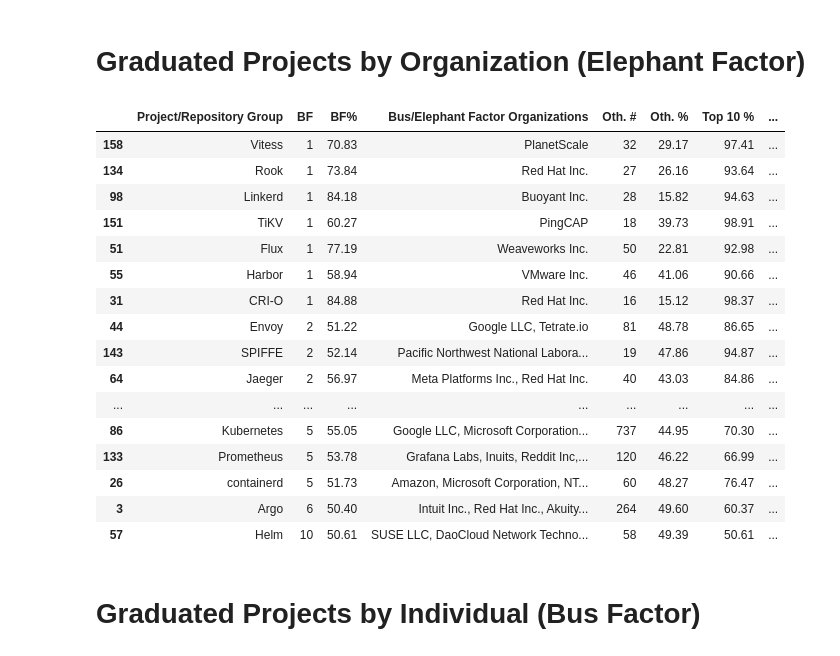
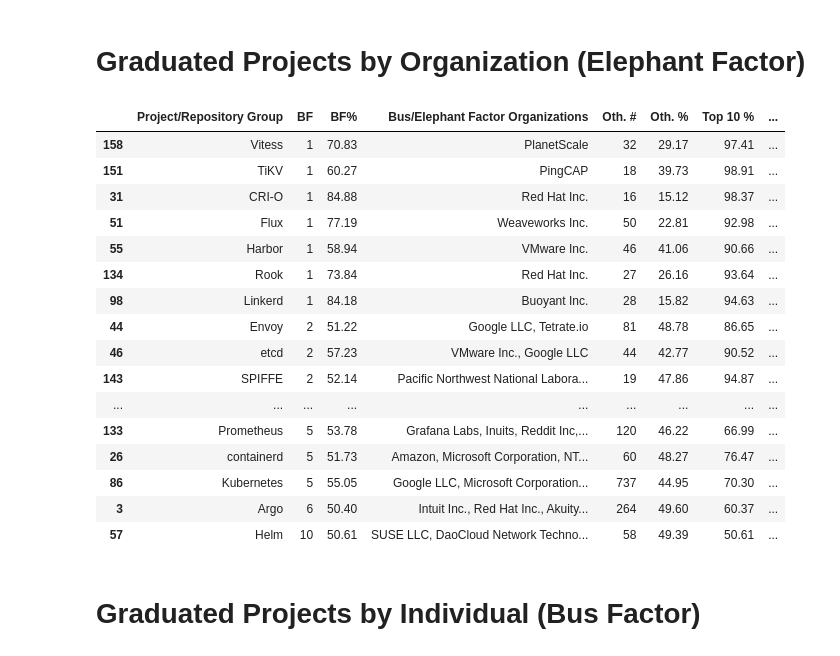
Before and after one commit to geekygirldawn/k8s_data, a Jupyter notebook: datasets/bus-elephant_cncf/Bus_Elephant_Factor_CNCF.ipynb, the cells around one changed output. Saved outputs shown, nothing was run; the diff lists cells and outputs as text; code cells hidden in the pictures.

Commit message:
at a suggestion from Łukasz, I switched to using the devstats project yaml file instead of a file derived from the landscape to make sure that the names always match what I get from the devstats data

```diff
--- a/datasets/bus-elephant_cncf/Bus_Elephant_Factor_CNCF.ipynb
+++ b/datasets/bus-elephant_cncf/Bus_Elephant_Factor_CNCF.ipynb
@@ -13,19 +13,21 @@ This is a quick view of these metrics for graduated and incubating CNCF projects
 If you clone this repo, you should be able to run this notebook yourself to explore the data in more detail, or you can grab the CVS files bus_by_level.csv or elephant_by_level.csv to analyze using your favorite csv / spreadsheet app.
 # %%
 # This cell generates the data structures based on the data in the files being read in
-import json
+
 import urllib.request
 import pandas as pd
+import yaml
+import requests
 
-landscape_file = urllib.request.urlopen("https://raw.githubusercontent.com/cncf/tag-contributor-strategy/main/website/data/projects.json")
-landscape = json.load(landscape_file)
+projects_file = requests.get("https://raw.githubusercontent.com/cncf/devstats/master/projects.yaml")
+projects = yaml.safe_load(projects_file.content.decode("utf-8"))
 
 busDF = pd.read_csv('users__2023-08-22_last_year.csv')
 elephantDF = pd.read_csv('orgs_2023-08-22_last_year.csv')
 
 levels_dict = {}
-for project in landscape:
-    levels_dict[project['name']] = project['project']
+for project in projects['projects'].items():
+    levels_dict[project[1]['name']] = project[1]['status']
 
 busDF['level'] = busDF['Project/Repository Group'].map(levels_dict)
 busDF.to_csv('bus_by_level.csv')
@@ -35,23 +37,23 @@ elephantDF.to_csv('elephant_by_level.csv')
 # %% [markdown]
 # Graduated Projects by Organization (Elephant Factor)
 # %%
-elephantDF.loc[elephantDF['level'] == 'graduated'].sort_values(by=['BF'])
+elephantDF.loc[elephantDF['level'] == 'Graduated'].sort_values(by=['BF'])
 # %% [output]
 |  | Project/Repository Group | BF | BF% | Bus/Elephant Factor Organizations | Oth. # | Oth. % | Top 10 % | ... |
 | 158 | Vitess | 1 | 70.83 | PlanetScale | 32 | 29.17 | 97.41 | ... |
+| 151 | TiKV | 1 | 60.27 | PingCAP | 18 | 39.73 | 98.91 | ... |
+| 31 | CRI-O | 1 | 84.88 | Red Hat Inc. | 16 | 15.12 | 98.37 | ... |
+| 51 | Flux | 1 | 77.19 | Weaveworks Inc. | 50 | 22.81 | 92.98 | ... |
+| 55 | Harbor | 1 | 58.94 | VMware Inc. | 46 | 41.06 | 90.66 | ... |
 | 134 | Rook | 1 | 73.84 | Red Hat Inc. | 27 | 26.16 | 93.64 | ... |
 | 98 | Linkerd | 1 | 84.18 | Buoyant Inc. | 28 | 15.82 | 94.63 | ... |
-| 151 | TiKV | 1 | 60.27 | PingCAP | 18 | 39.73 | 98.91 | ... |
-| 51 | Flux | 1 | 77.19 | Weaveworks Inc. | 50 | 22.81 | 92.98 | ... |
-| 55 | Harbor | 1 | 58.94 | VMware Inc. | 46 | 41.06 | 90.66 | ... |
-| 31 | CRI-O | 1 | 84.88 | Red Hat Inc. | 16 | 15.12 | 98.37 | ... |
 | 44 | Envoy | 2 | 51.22 | Google LLC, Tetrate.io | 81 | 48.78 | 86.65 | ... |
+| 46 | etcd | 2 | 57.23 | VMware Inc., Google LLC | 44 | 42.77 | 90.52 | ... |
 | 143 | SPIFFE | 2 | 52.14 | Pacific Northwest National Labora... | 19 | 47.86 | 94.87 | ... |
-| 64 | Jaeger | 2 | 56.97 | Meta Platforms Inc., Red Hat Inc. | 40 | 43.03 | 84.86 | ... |
 | ... | ... | ... | ... | ... | ... | ... | ... | ... |
-| 86 | Kubernetes | 5 | 55.05 | Google LLC, Microsoft Corporation... | 737 | 44.95 | 70.30 | ... |
 | 133 | Prometheus | 5 | 53.78 | Grafana Labs, Inuits, Reddit Inc,... | 120 | 46.22 | 66.99 | ... |
 | 26 | containerd | 5 | 51.73 | Amazon, Microsoft Corporation, NT... | 60 | 48.27 | 76.47 | ... |
+| 86 | Kubernetes | 5 | 55.05 | Google LLC, Microsoft Corporation... | 737 | 44.95 | 70.30 | ... |
 | 3 | Argo | 6 | 50.40 | Intuit Inc., Red Hat Inc., Akuity... | 264 | 49.60 | 60.37 | ... |
 | 57 | Helm | 10 | 50.61 | SUSE LLC, DaoCloud Network Techno... | 58 | 49.39 | 50.61 | ... |
 # %% [markdown]
```
Also changed, not shown: parts of 5 cells of this notebook.
